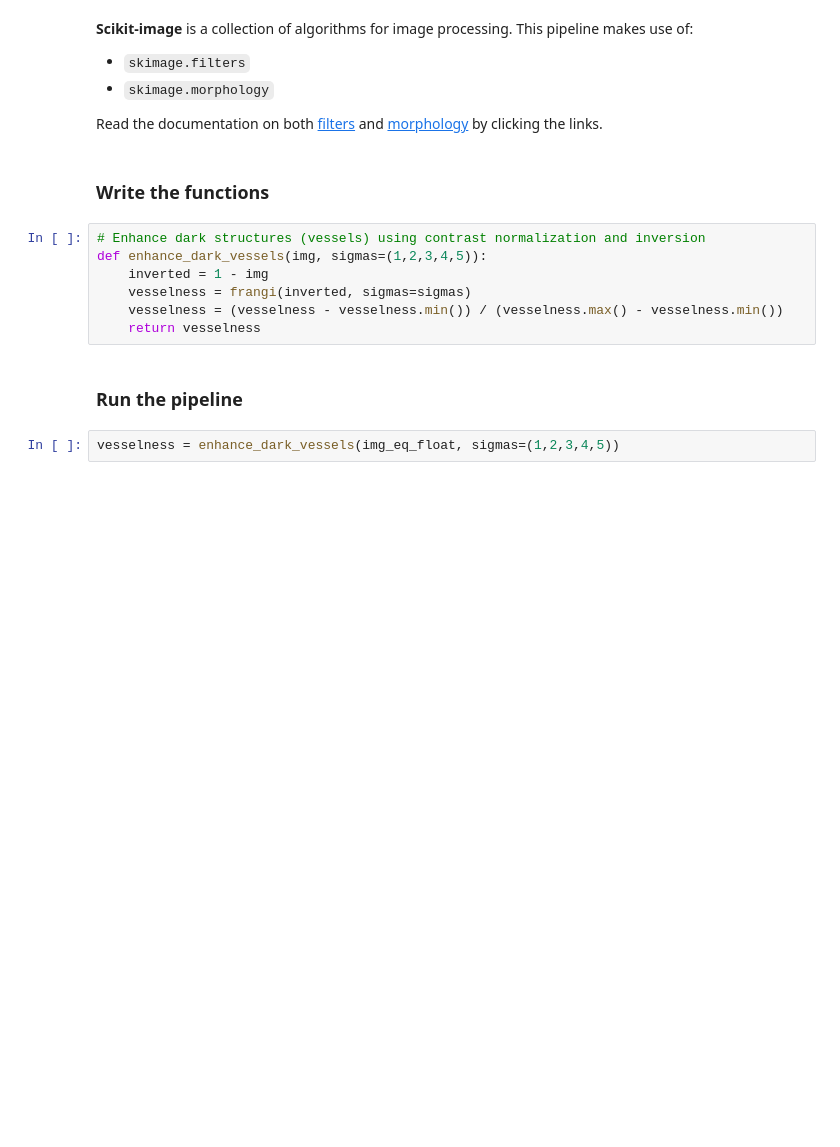
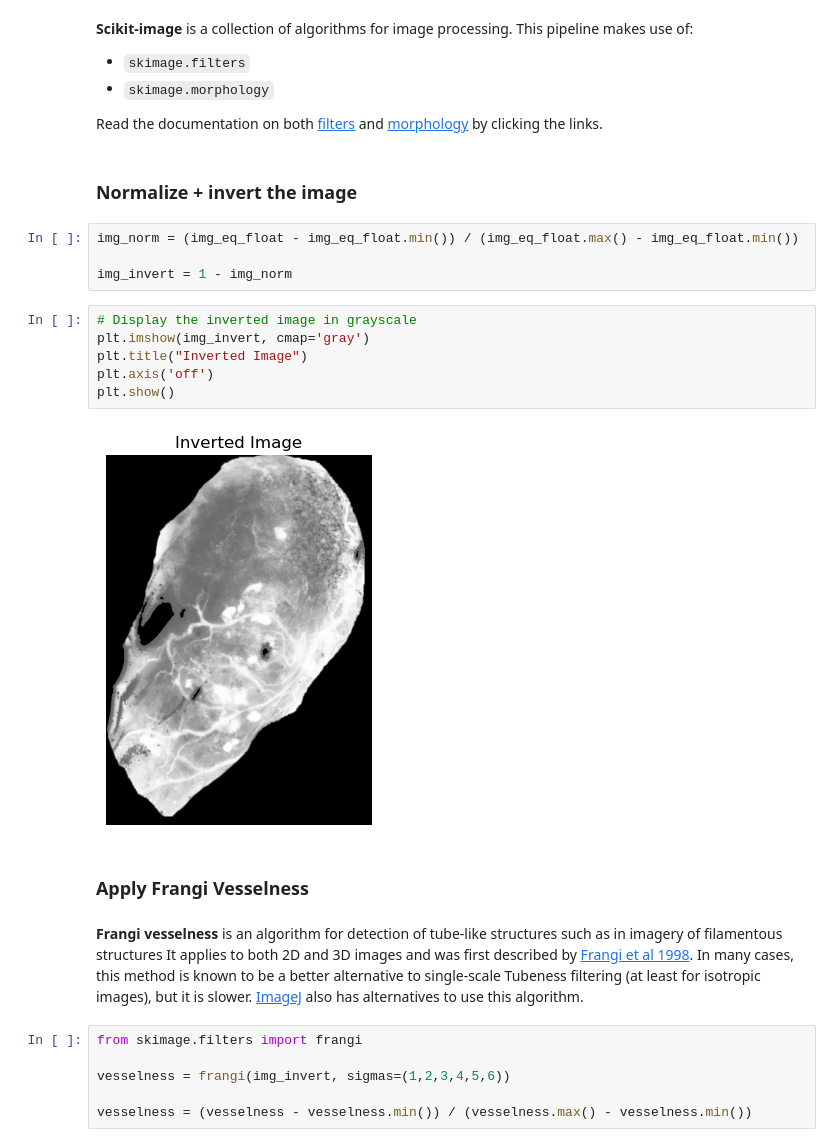
Before and after one commit to yana-kel/vessel-quant, a Jupyter notebook: vessel-quant.ipynb, the cells around one changed output. Saved outputs shown, nothing was run; the diff lists cells and outputs as text; blank space fills up the shorter version.

```diff
--- a/vessel-quant.ipynb
+++ b/vessel-quant.ipynb
@@ -109,15 +100,26 @@ From here, the vessels are clearly made visible in a darker way.
 
 Read the documentation on both [filters](https://scikit-image.org/docs/stable/api/skimage.filters.html) and [morphology](https://scikit-image.org/docs/0.25.x/api/skimage.morphology.html) by clicking the links.
 # %% [markdown]
-### Write the functions
+### Normalize + invert the image
-# %%
-# Enhance dark structures (vessels) using contrast normalization and inversion
-def enhance_dark_vessels(img, sigmas=(1,2,3,4,5)):
-    inverted = 1 - img
-    vesselness = frangi(inverted, sigmas=sigmas)
-    vesselness = (vesselness - vesselness.min()) / (vesselness.max() - vesselness.min())
-    return vesselness
-# %% [markdown]
-### Run the pipeline
-# %%
-vesselness = enhance_dark_vessels(img_eq_float, sigmas=(1,2,3,4,5))
+# %%
+img_norm = (img_eq_float - img_eq_float.min()) / (img_eq_float.max() - img_eq_float.min())
+
+img_invert = 1 - img_norm
+# %%
+# Display the inverted image in grayscale
+plt.imshow(img_invert, cmap='gray')
+plt.title("Inverted Image")
+plt.axis('off')
+plt.show()
+# %% [output]
+[figure, added]
+# %% [markdown]
+### Apply Frangi Vesselness
+# %% [markdown]
+**Frangi vesselness** is an algorithm for detection of tube-like structures such as in imagery of filamentous structures It applies to both 2D and 3D images and was first described by [Frangi et al 1998](https://link.springer.com/chapter/10.1007/BFb0056195). In many cases, this method is known to be a better alternative to single-scale Tubeness filtering (at least for isotropic images), but it is slower. [ImageJ](https://imagej.net/plugins/frangi) also has alternatives to use this algorithm.
+# %%
+from skimage.filters import frangi
+
+vesselness = frangi(img_invert, sigmas=(1,2,3,4,5,6))
+
+vesselness = (vesselness - vesselness.min()) / (vesselness.max() - vesselness.min())
```
Also changed, not shown: parts of 22 cells of this notebook, 9 other files.
